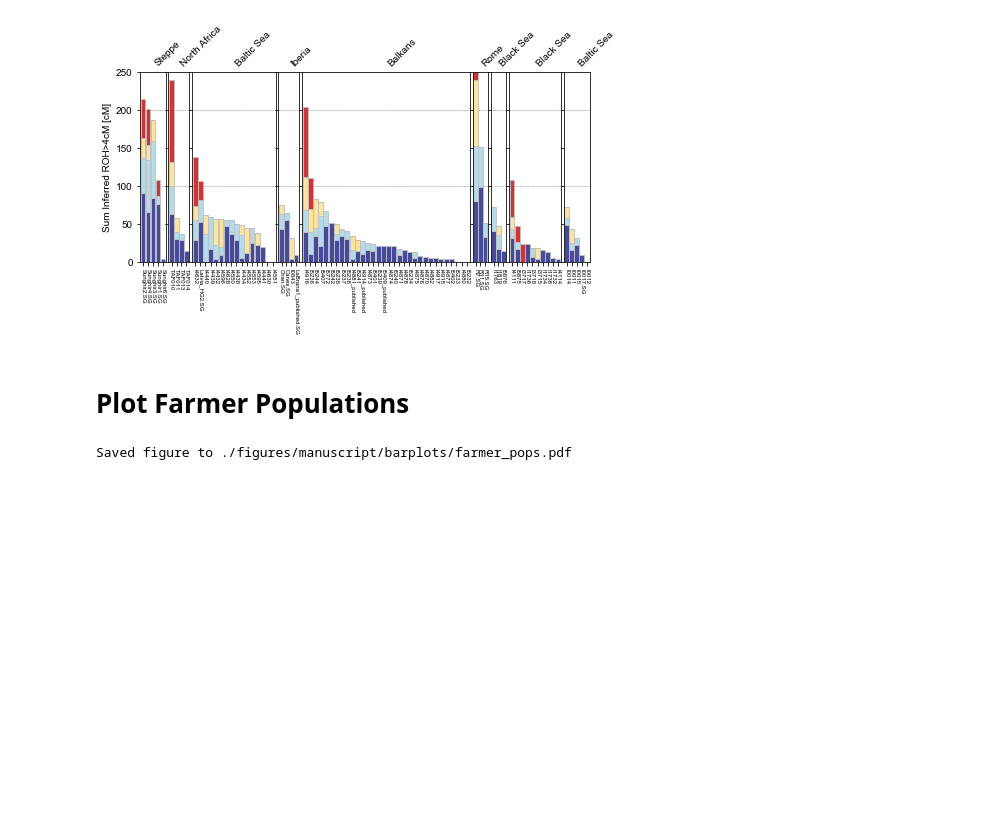
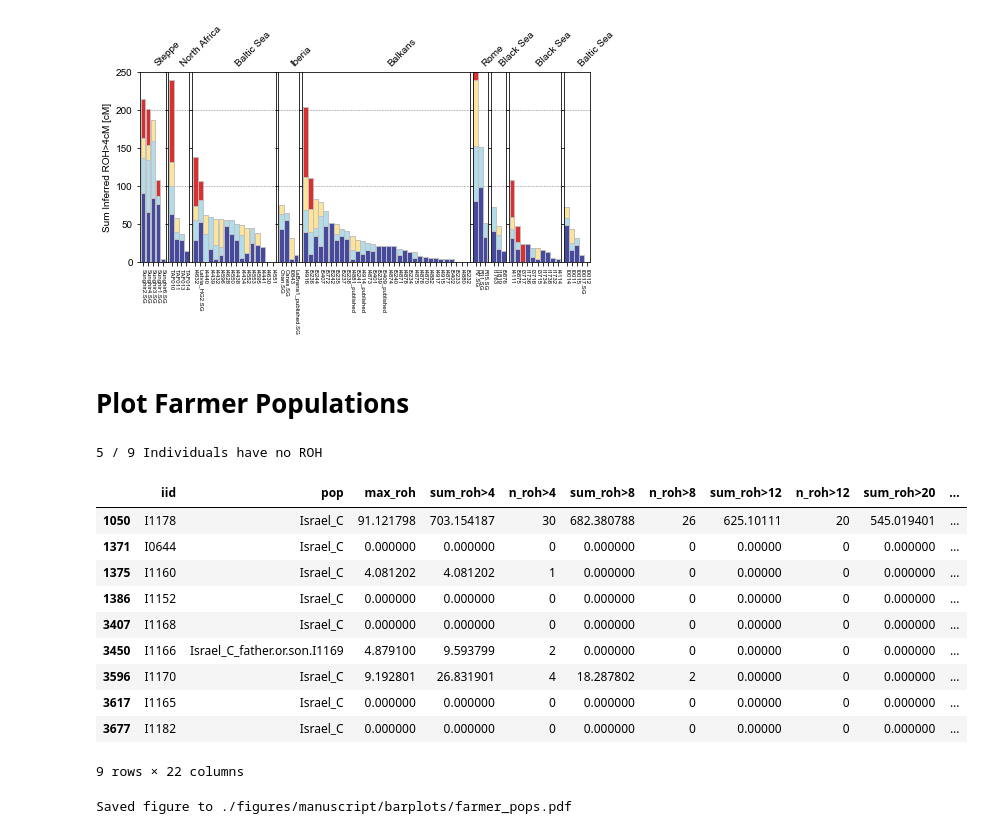
Before and after one commit to hringbauer/hapROH, a Jupyter notebook: Notebooks/Figures/plot_bar_ROH.ipynb, the cells around one changed output. Cells and saved outputs as stored; diff of their text form; code cells hidden in the pictures; blank space fills up the shorter version.

```diff
--- a/Notebooks/Figures/plot_bar_ROH.ipynb
+++ b/Notebooks/Figures/plot_bar_ROH.ipynb
@@ -432,6 +329,28 @@ df_t= df1[df1["economy"]=="Agricultural"]
 #df_t[df_t["clst"].str.contains("Sar")]["clst"].value_counts()
 #df_t["pop"].value_counts()
 #df_t[df_t["clst"].str.contains("Rom")]
+# %%
+df_ana = df_t[df_t["pop"].str.contains("Israel_C")]
+idx= df_ana["sum_roh>4"]==0
+print(f"{np.sum(idx)} / {len(idx)} Individuals have no ROH")
+#np.sum(idx)
+#len(idx)
+# %% [output]
+5 / 9 Individuals have no ROH
+# %%
+df_ana.sort_values(by="age")
+# %% [output]
+|  | iid | pop | max_roh | sum_roh>4 | n_roh>4 | sum_roh>8 | n_roh>8 | sum_roh>12 | n_roh>12 | sum_roh>20 | ... |
+| 1050 | I1178 | Israel_C | 91.121798 | 703.154187 | 30 | 682.380788 | 26 | 625.10111 | 20 | 545.019401 | ... |
+| 1371 | I0644 | Israel_C | 0.000000 | 0.000000 | 0 | 0.000000 | 0 | 0.00000 | 0 | 0.000000 | ... |
+| 1375 | I1160 | Israel_C | 4.081202 | 4.081202 | 1 | 0.000000 | 0 | 0.00000 | 0 | 0.000000 | ... |
+| 1386 | I1152 | Israel_C | 0.000000 | 0.000000 | 0 | 0.000000 | 0 | 0.00000 | 0 | 0.000000 | ... |
+| 3407 | I1168 | Israel_C | 0.000000 | 0.000000 | 0 | 0.000000 | 0 | 0.00000 | 0 | 0.000000 | ... |
+| 3450 | I1166 | Israel_C_father.or.son.I1169 | 4.879100 | 9.593799 | 2 | 0.000000 | 0 | 0.00000 | 0 | 0.000000 | ... |
+| 3596 | I1170 | Israel_C | 9.192801 | 26.831901 | 4 | 18.287802 | 2 | 0.00000 | 0 | 0.000000 | ... |
+| 3617 | I1165 | Israel_C | 0.000000 | 0.000000 | 0 | 0.000000 | 0 | 0.00000 | 0 | 0.000000 | ... |
+| 3677 | I1182 | Israel_C | 0.000000 | 0.000000 | 0 | 0.000000 | 0 | 0.00000 | 0 | 0.000000 | ... |
+9 rows × 22 columns
 # %%
 clsts = ["Anatolia_N", "Iberia_EN", "Iberia_MN", "Italy_N.SG", "Sar-MN", "Scotland_N",
          "England_N", "Hungary_EN",
```
Also changed, not shown: parts of 19 cells of this notebook, 2 other files.
